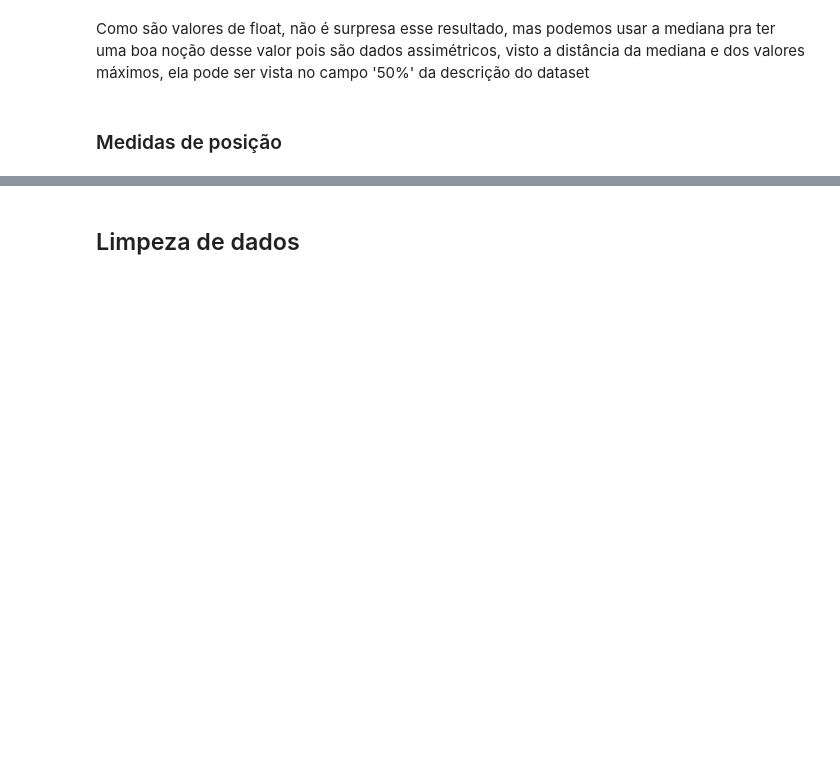
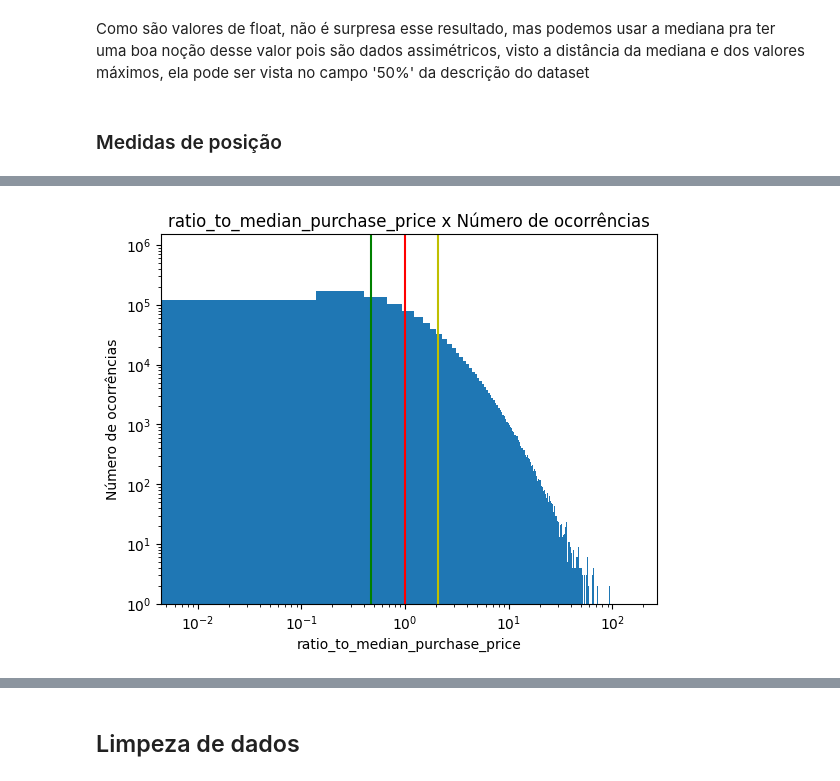
Before and after one commit to GustavoH-Lima/ML, a Jupyter notebook: parte1.ipynb, the cells around one changed output, grey strips where cells are left out. Drawn from its saved outputs; the diff is of its cells as text; code cells hidden in the pictures; blank space fills up the shorter version.

```diff
--- a/parte1.ipynb
+++ b/parte1.ipynb
@@ -206,0 +260,4 @@ Fazer boxplot
+# %%
+grafico('ratio_to_median_purchase_price')
+# %% [output]
+[figure, added]
```
Also changed, not shown: parts of 12 cells of this notebook.
